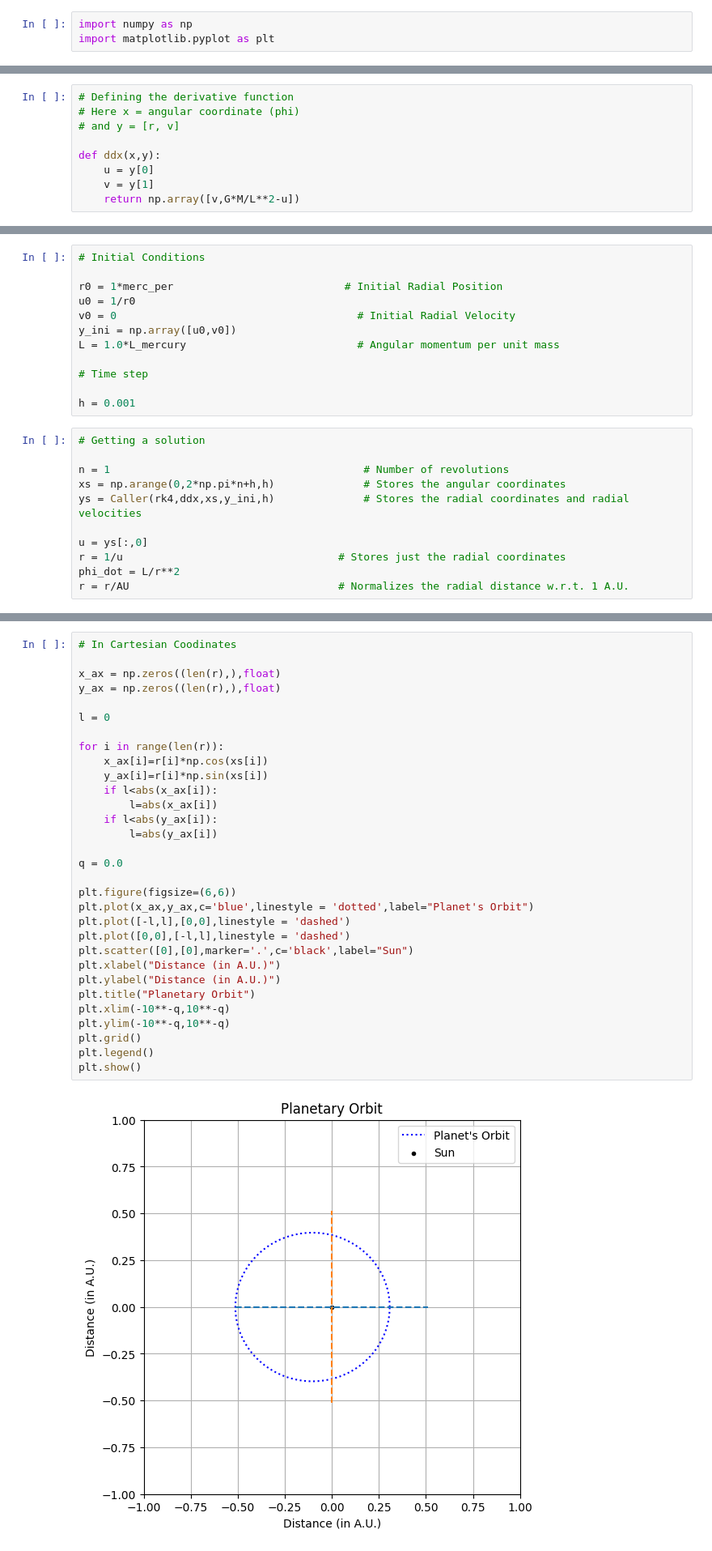
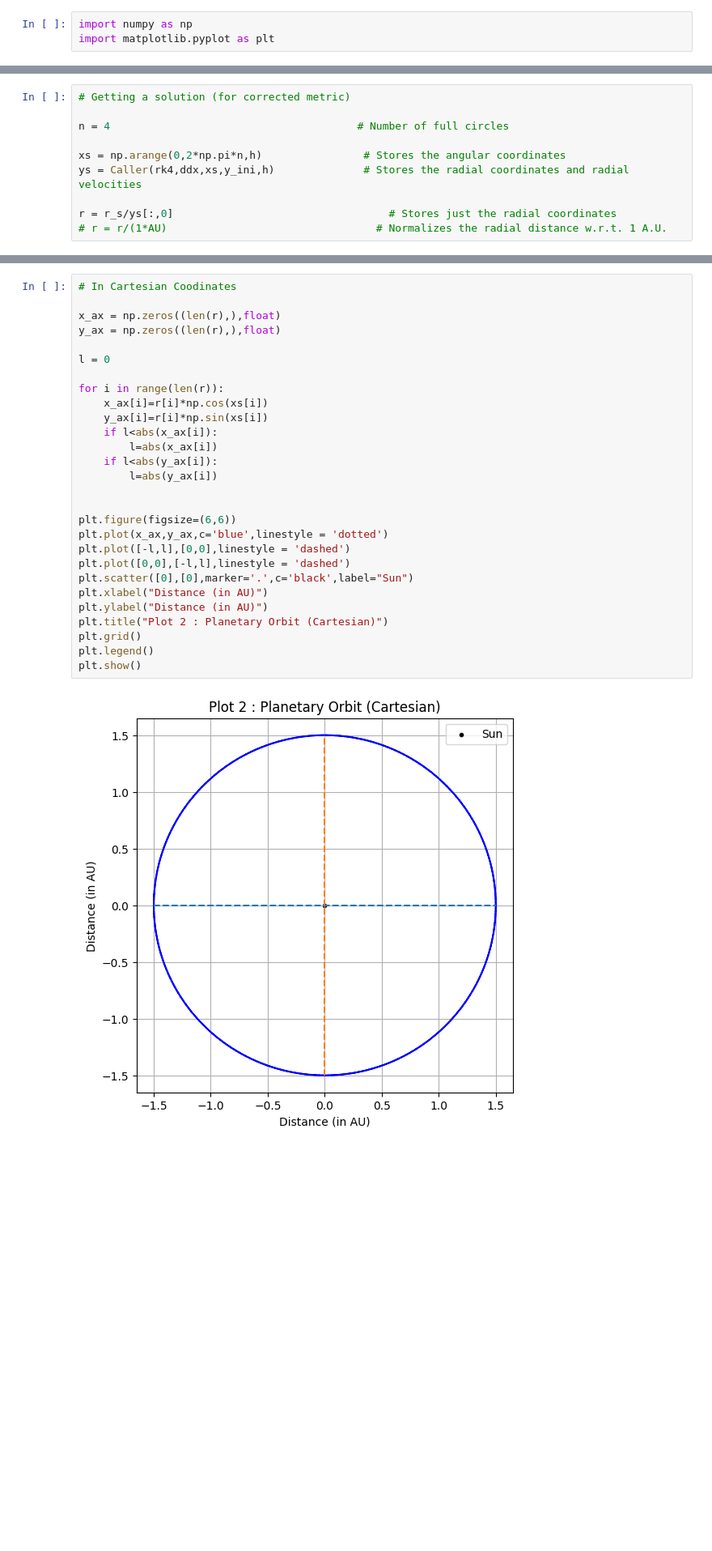
Before and after one commit to arndasgupta72/eventhorizon, a Jupyter notebook: Code.ipynb, the cells around one changed output, grey strips where cells are left out. Shown at 81% size. Drawn from its saved outputs; the diff is of its cells as text; blank space fills up the shorter version.

```diff
--- a/Code.ipynb
+++ b/Code.ipynb
@@ -39,9 +21,0 @@ earth_per = 0.9832899*AU            # Perihelion distance of Earth
-# %%
-# Defining the derivative function
-# Here x = angular coordinate (phi)
-# and y = [r, v]
-
-def ddx(x,y):
-    u = y[0]
-    v = y[1]
-    return np.array([v,G*M/L**2-u])
@@ -66,27 +115,14 @@ def Caller(mtd,f,xs,y_ini,h):
         ys[i] = y
         y = mtd(ddx,x,y,h)
     return ys
-# %%
-# Initial Conditions
-
-r0 = 1*merc_per                           # Initial Radial Position
-u0 = 1/r0
-v0 = 0                                      # Initial Radial Velocity
-y_ini = np.array([u0,v0])
-L = 1.0*L_mercury                           # Angular momentum per unit mass
-
-# Time step
-
-h = 0.001
 # %%
-# Getting a solution
+# Getting a solution (for corrected metric)
 
-n = 1                                        # Number of revolutions
-xs = np.arange(0,2*np.pi*n+h,h)              # Stores the angular coordinates
+n = 4                                       # Number of full circles
+
+xs = np.arange(0,2*np.pi*n,h)                # Stores the angular coordinates
 ys = Caller(rk4,ddx,xs,y_ini,h)              # Stores the radial coordinates and radial velocities
 
-u = ys[:,0]
-r = 1/u                                  # Stores just the radial coordinates
-phi_dot = L/r**2
-r = r/AU                                 # Normalizes the radial distance w.r.t. 1 A.U.
+r = r_s/ys[:,0]                                  # Stores just the radial coordinates
+# r = r/(1*AU)                                 # Normalizes the radial distance w.r.t. 1 A.U.
 # %%
@@ -104,33 +140,30 @@ plt.show()
 # %%
 # In Cartesian Coodinates
 
 x_ax = np.zeros((len(r),),float)
 y_ax = np.zeros((len(r),),float)
 
 l = 0
 
 for i in range(len(r)):
     x_ax[i]=r[i]*np.cos(xs[i])
     y_ax[i]=r[i]*np.sin(xs[i])
     if l<abs(x_ax[i]):
         l=abs(x_ax[i])
     if l<abs(y_ax[i]):
         l=abs(y_ax[i])
 
-q = 0.0
 
 plt.figure(figsize=(6,6))
-plt.plot(x_ax,y_ax,c='blue',linestyle = 'dotted',label="Planet's Orbit")
+plt.plot(x_ax,y_ax,c='blue',linestyle = 'dotted')
 plt.plot([-l,l],[0,0],linestyle = 'dashed')
 plt.plot([0,0],[-l,l],linestyle = 'dashed')
 plt.scatter([0],[0],marker='.',c='black',label="Sun")
-plt.xlabel("Distance (in A.U.)")
-plt.ylabel("Distance (in A.U.)")
-plt.title("Planetary Orbit")
-plt.xlim(-10**-q,10**-q)
-plt.ylim(-10**-q,10**-q)
+plt.xlabel("Distance (in AU)")
+plt.ylabel("Distance (in AU)")
+plt.title("Plot 2 : Planetary Orbit (Cartesian)")
 plt.grid()
 plt.legend()
 plt.show()
 # %% [output]
-[figure, old version]
+[figure, new version]
```
Also changed, not shown: parts of 17 cells of this notebook.
